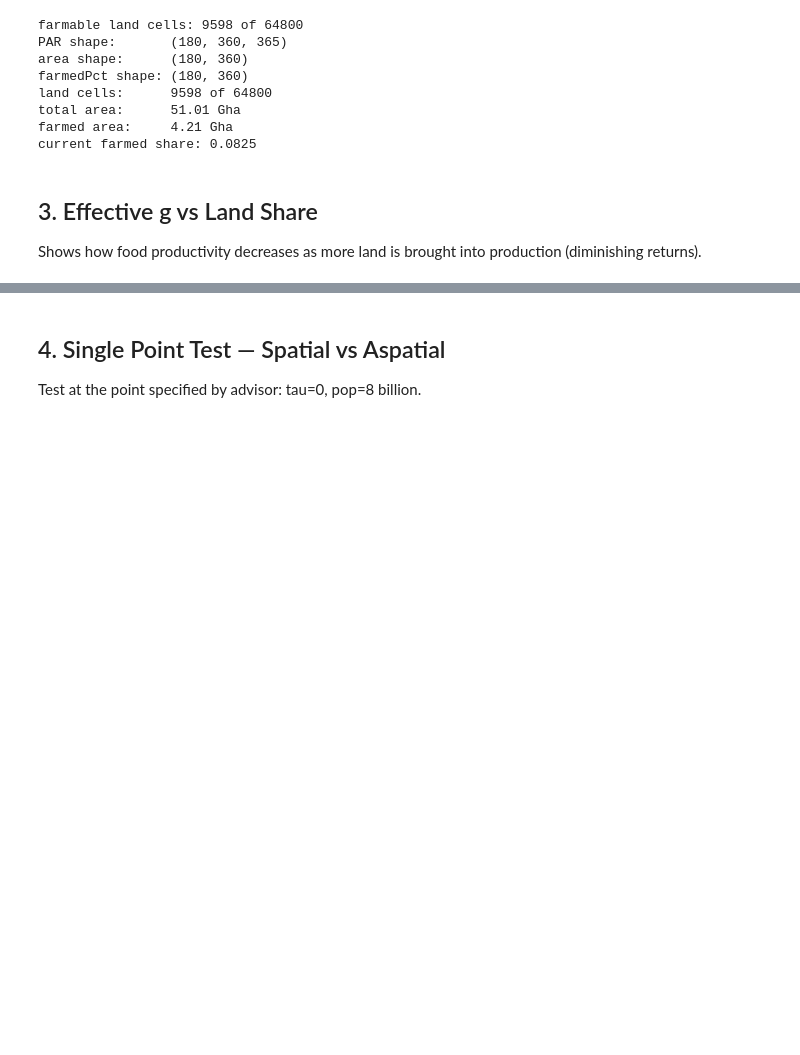
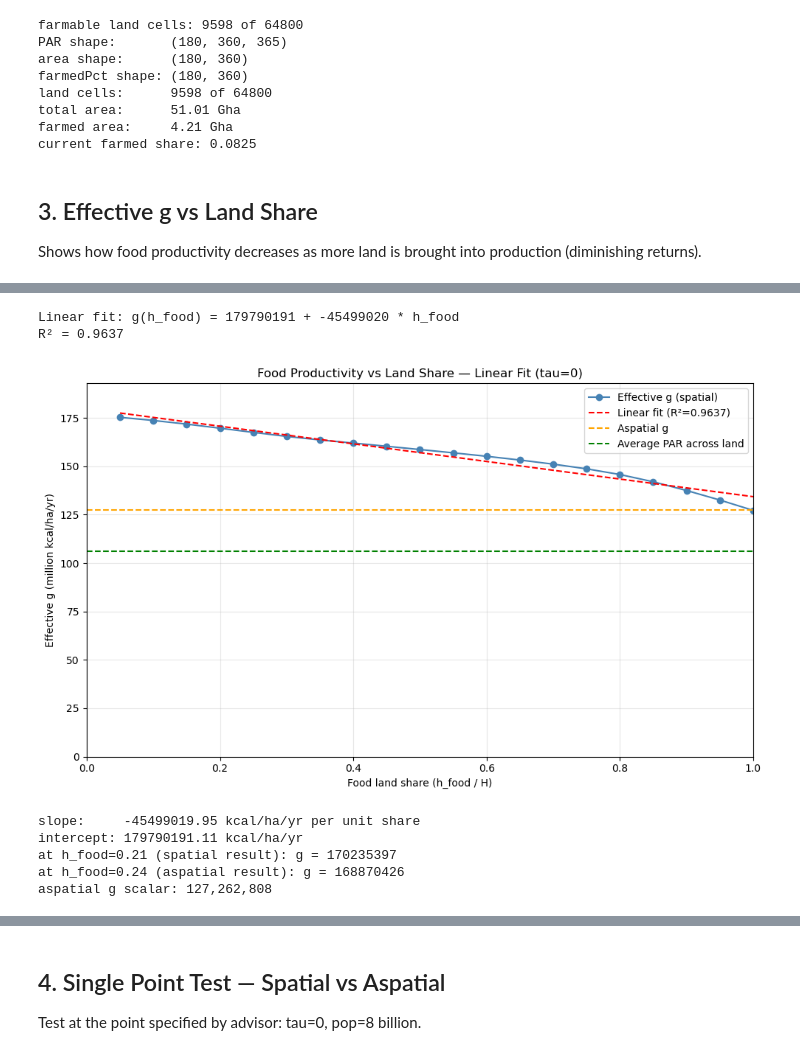
Before and after one commit to evasbenson/ECC_model, a Jupyter notebook: ecc_analysis.ipynb, the cells around one changed output, grey strips where cells are left out. Drawn from its saved outputs; the diff is of its cells as text; code cells hidden in the pictures; blank space fills up the shorter version.

```diff
--- a/ecc_analysis.ipynb
+++ b/ecc_analysis.ipynb
@@ -96,0 +129,43 @@ aspatial g = 127262808 kcal/ha/yr
+# %%
+# fit linear relationship to g vs land share curve
+coeffs    = np.polyfit(shares, g_values, 1)
+slope     = coeffs[0]
+intercept = coeffs[1]
+r_squared = np.corrcoef(shares, g_values)[0,1]**2
+
+print(f'Linear fit: g(h_food) = {intercept:.0f} + {slope:.0f} * h_food')
+print(f'R² = {r_squared:.4f}')
+
+# plot fit vs actual
+g_fitted = np.polyval(coeffs, shares)
+
+plt.figure(figsize=(10, 6))
+plt.axis([0, 1, 0, max(g_values) * 1.1 / 1e6])
+plt.plot(shares, np.array(g_values) / 1e6, 'o-', color='steelblue', label='Effective g (spatial)')
+plt.plot(shares, g_fitted / 1e6, 'r--', label=f'Linear fit (R²={r_squared:.4f})')
+plt.axhline(g_aspatial / 1e6, color='orange', linestyle='--', label='Aspatial g')
+plt.axhline(avg_par / 1e6,    color='green',  linestyle='--', label='Average PAR across land')
+plt.xlabel('Food land share (h_food / H)')
+plt.ylabel('Effective g (million kcal/ha/yr)')
+plt.title('Food Productivity vs Land Share — Linear Fit (tau=0)')
+plt.legend()
+plt.grid(True, alpha=0.3)
+plt.tight_layout()
+plt.savefig('effective_g_linear_fit.png', dpi=150, bbox_inches='tight')
+plt.show()
+# %% [output]
+Linear fit: g(h_food) = 179790191 + -45499020 * h_food
+R² = 0.9637
+[figure, added]
+# %%
+print(f'slope:     {slope:.2f} kcal/ha/yr per unit share')
+print(f'intercept: {intercept:.2f} kcal/ha/yr')
+print(f'at h_food=0.21 (spatial result): g = {intercept + slope*0.21:.0f}')
+print(f'at h_food=0.24 (aspatial result): g = {intercept + slope*0.24:.0f}')
+print(f'aspatial g scalar: 127,262,808')
+# %% [output]
+slope:     -45499019.95 kcal/ha/yr per unit share
+intercept: 179790191.11 kcal/ha/yr
+at h_food=0.21 (spatial result): g = 170235397
+at h_food=0.24 (aspatial result): g = 168870426
+aspatial g scalar: 127,262,808
```
Also changed, not shown: parts of 18 cells of this notebook, 13 other files.
